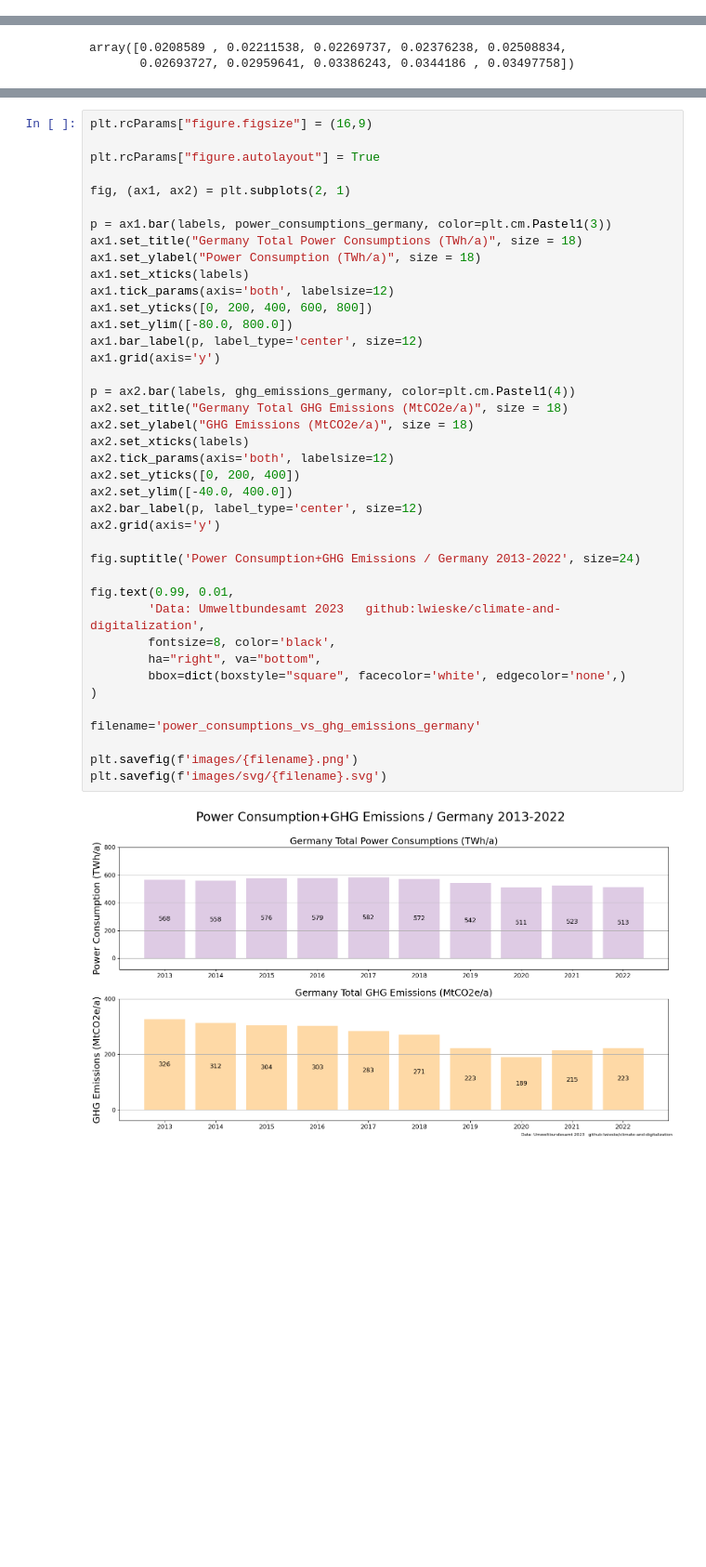
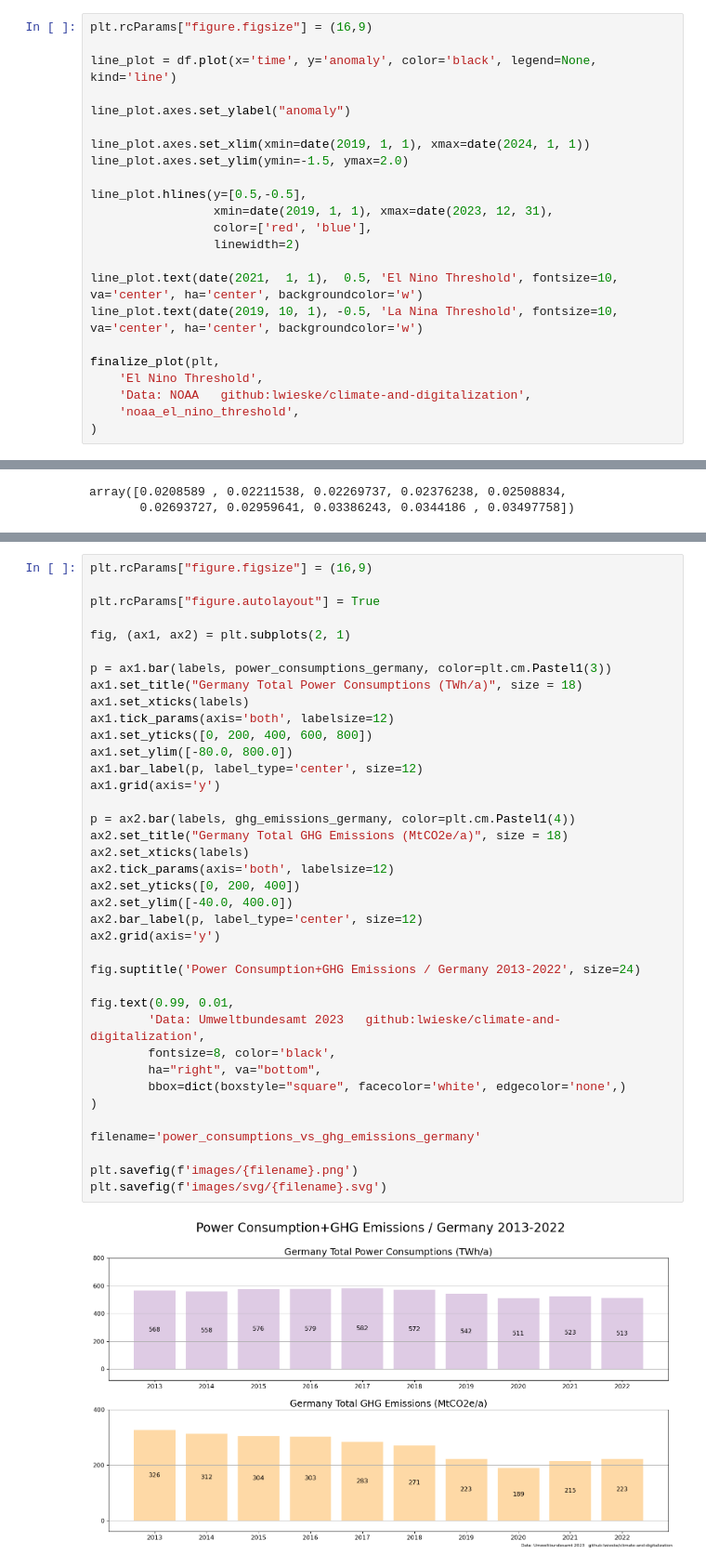
Before and after one commit to lwieske/climate-and-digitalization, a Jupyter notebook: README.ipynb, the cells around one changed output, grey strips where cells are left out. Shown at 93% size. Saved outputs shown, nothing was run; the diff lists cells and outputs as text; blank space fills up the shorter version.

Commit message:
additional visualizations

```diff
--- a/README.ipynb
+++ b/README.ipynb
@@ -142,0 +189,23 @@ finalize_plot(plt,
+# %%
+plt.rcParams["figure.figsize"] = (16,9)
+
+line_plot = df.plot(x='time', y='anomaly', color='black', legend=None, kind='line')
+
+line_plot.axes.set_ylabel("anomaly")
+
+line_plot.axes.set_xlim(xmin=date(2019, 1, 1), xmax=date(2024, 1, 1))
+line_plot.axes.set_ylim(ymin=-1.5, ymax=2.0)
+
+line_plot.hlines(y=[0.5,-0.5],
+                 xmin=date(2019, 1, 1), xmax=date(2023, 12, 31),
+                 color=['red', 'blue'],
+                 linewidth=2)
+
+line_plot.text(date(2021,  1, 1),  0.5, 'El Nino Threshold', fontsize=10, va='center', ha='center', backgroundcolor='w')
+line_plot.text(date(2019, 10, 1), -0.5, 'La Nina Threshold', fontsize=10, va='center', ha='center', backgroundcolor='w')
+
+finalize_plot(plt,
+    'El Nino Threshold',
+    'Data: NOAA   github:lwieske/climate-and-digitalization',
+    'noaa_el_nino_threshold',
+)
@@ -1769,36 +1844,34 @@ fig, (ax1, ax2) = plt.subplots(2, 1)
 
 p = ax1.bar(labels, power_consumptions_germany, color=plt.cm.Pastel1(3))
 ax1.set_title("Germany Total Power Consumptions (TWh/a)", size = 18)
-ax1.set_ylabel("Power Consumption (TWh/a)", size = 18)
 ax1.set_xticks(labels)
 ax1.tick_params(axis='both', labelsize=12)
 ax1.set_yticks([0, 200, 400, 600, 800])
 ax1.set_ylim([-80.0, 800.0])
 ax1.bar_label(p, label_type='center', size=12)
 ax1.grid(axis='y')
 
 p = ax2.bar(labels, ghg_emissions_germany, color=plt.cm.Pastel1(4))
 ax2.set_title("Germany Total GHG Emissions (MtCO2e/a)", size = 18)
-ax2.set_ylabel("GHG Emissions (MtCO2e/a)", size = 18)
 ax2.set_xticks(labels)
 ax2.tick_params(axis='both', labelsize=12)
 ax2.set_yticks([0, 200, 400])
 ax2.set_ylim([-40.0, 400.0])
 ax2.bar_label(p, label_type='center', size=12)
 ax2.grid(axis='y')
 
 fig.suptitle('Power Consumption+GHG Emissions / Germany 2013-2022', size=24)
 
 fig.text(0.99, 0.01,
         'Data: Umweltbundesamt 2023   github:lwieske/climate-and-digitalization',
         fontsize=8, color='black',
         ha="right", va="bottom",
         bbox=dict(boxstyle="square", facecolor='white', edgecolor='none',)
 )
 
 filename='power_consumptions_vs_ghg_emissions_germany'
 
 plt.savefig(f'images/{filename}.png')
 plt.savefig(f'images/svg/{filename}.svg')
 # %% [output]
-[figure, old version]
+[figure, new version]
```
Also changed, not shown: parts of 16 cells of this notebook, 26 other files.
